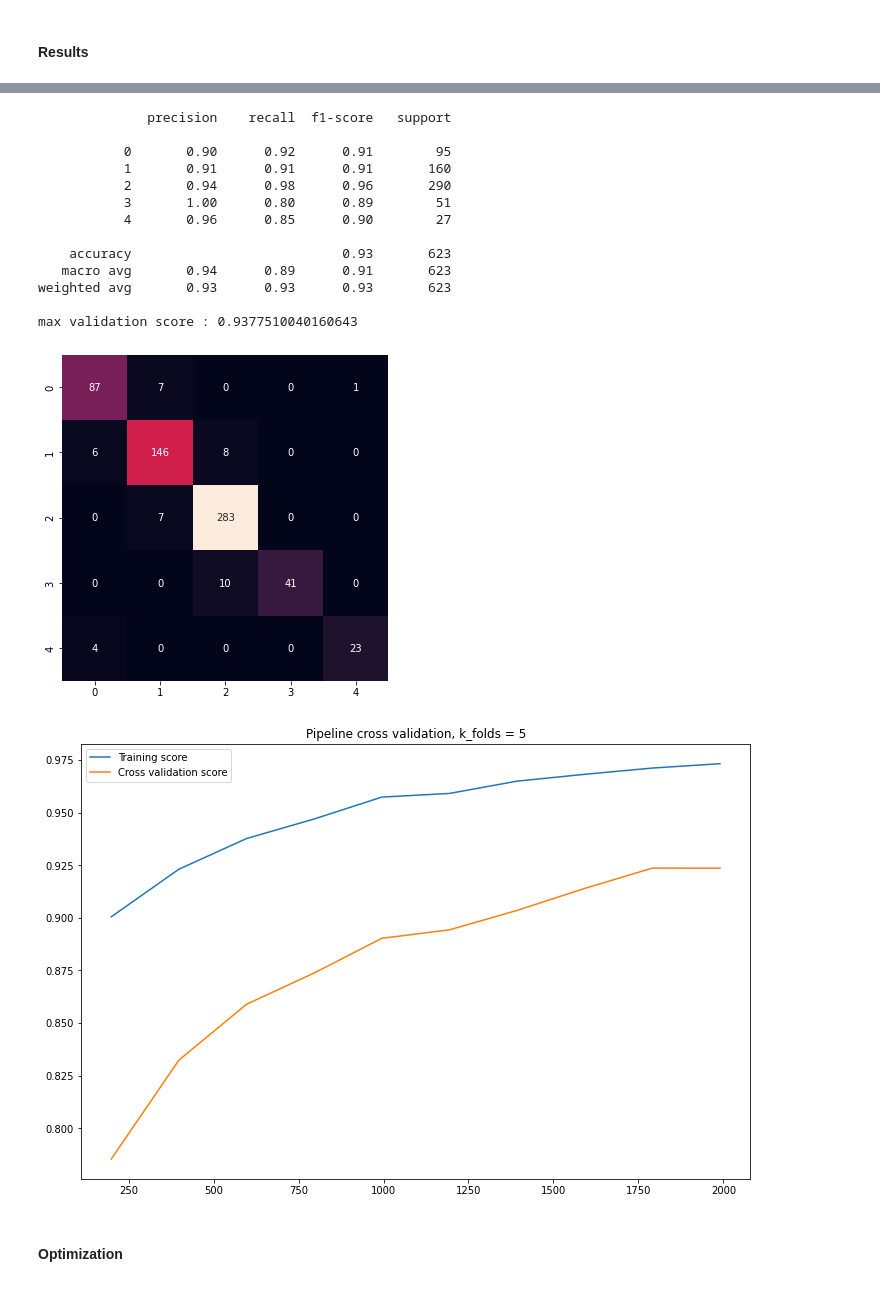
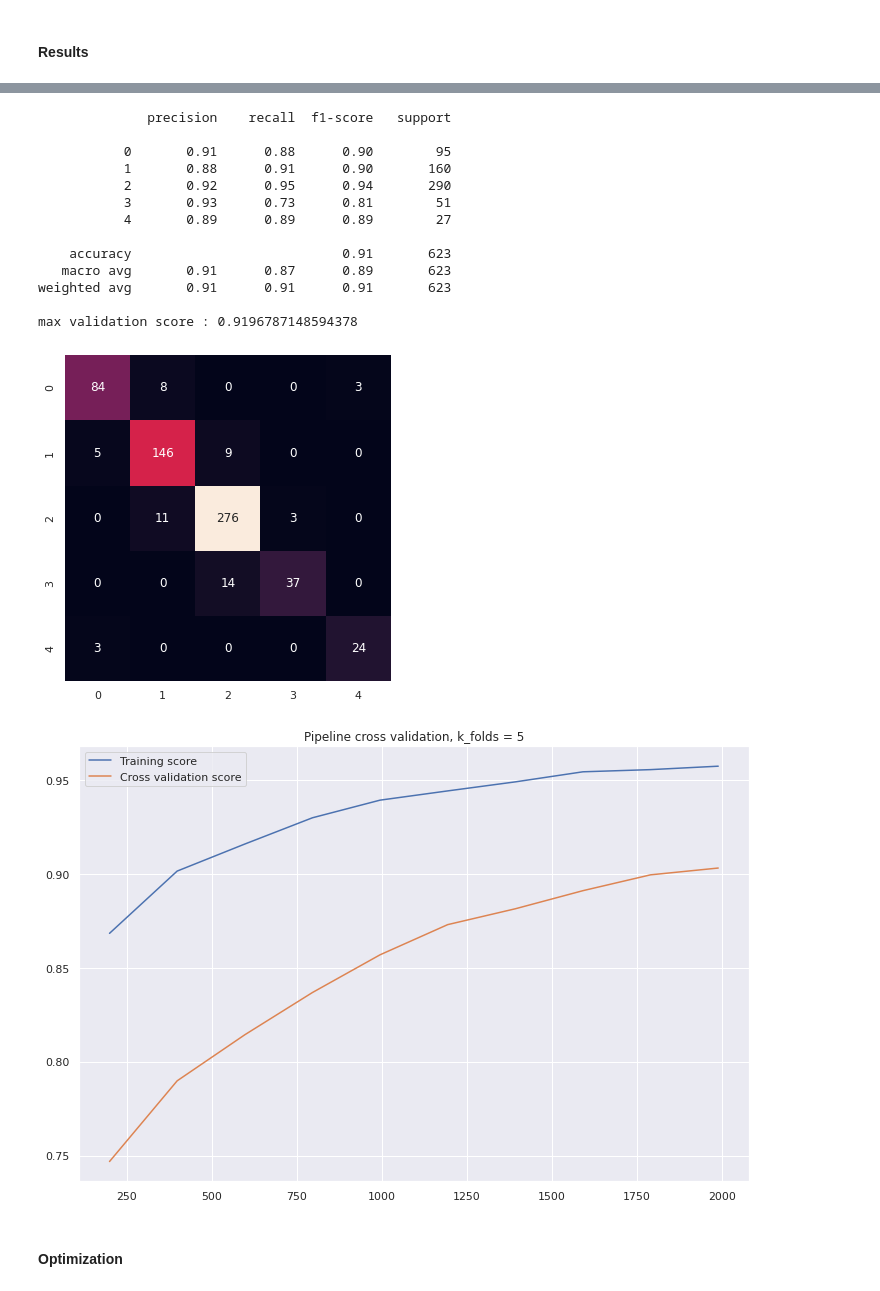
Before and after one commit to NanoClem/boston-housing-ML, a Jupyter notebook: ML_modelization.ipynb, the cells around one changed output, grey strips where cells are left out. Cells and saved outputs as stored; diff of their text form; code cells hidden in the pictures.

```diff
--- a/ML_modelization.ipynb
+++ b/ML_modelization.ipynb
@@ -7,6 +7,8 @@ import pandas as pd
 import matplotlib.pyplot as plt
 import seaborn as sns
 import numpy as np
+# %%
+sns.set_theme(style="darkgrid")
 # %% [markdown]
 ## Import dataset
 # %%
@@ -121,7 +123,7 @@ def encoding(df_: pd.DataFrame, col: str) -> np.array:
 def imputation(df_: pd.DataFrame) -> pd.DataFrame:
 
     for col in df_.columns[df_.isnull().any(axis=0)]:
-        df_[col].fillna(df_[col].mean(), inplace=True)
+        df_[col].fillna(df_[col].median(), inplace=True)
 
     return df_
 # %% [markdown]
@@ -379,7 +396,7 @@ pre_features = num_cols + cat_cols
 # %%
 def preprocess_model(model):
 
-    num_transformer = make_pipeline(SimpleImputer(strategy=imput_strat), StandardScaler())
+    num_transformer = make_pipeline(SimpleImputer(strategy=imput_strat), StandardScaler(), PCA(n_components=3))
     cat_transformer = OneHotEncoder(handle_unknown='ignore')
 
     preprocessor = ColumnTransformer([
@@ -402,8 +419,8 @@ X_test2, y_test2 = test_set2.drop(target, axis=1), transform_y(test_set2[target]
 # %% [markdown]
 #### Results
 # %%
-model = preprocess_model(KNeighborsClassifier(n_neighbors=3, metric='manhattan'))
-model.fit(X_train2, y_train2)
+pipe = preprocess_model(KNeighborsClassifier(n_neighbors=3, metric='manhattan'))
+pipe.fit(X_train2, y_train2)
 # %% [output]
 Pipeline(steps=[('pre_select',
                  FeaturePreSelector(feature_names=['adult_mortality',
@@ -423,23 +440,23 @@ Pipeline(steps=[('pre_select',
                 ('clf',
                  KNeighborsClassifier(metric='manhattan', n_neighbors=3))])
 # %%
-eval_model(model, X_train2, y_train2, X_test2, y_test2, **cv_params)
+eval_model(pipe, X_train2, y_train2, X_test2, y_test2, **cv_params)
 # %% [output]
               precision    recall  f1-score   support
 
-           0       0.90      0.92      0.91        95
-           1       0.91      0.91      0.91       160
-           2       0.94      0.98      0.96       290
-           3       1.00      0.80      0.89        51
-           4       0.96      0.85      0.90        27
+           0       0.91      0.88      0.90        95
+           1       0.88      0.91      0.90       160
+           2       0.92      0.95      0.94       290
+           3       0.93      0.73      0.81        51
+           4       0.89      0.89      0.89        27
 
-    accuracy                           0.93       623
-   macro avg       0.94      0.89      0.91       623
-weighted avg       0.93      0.93      0.93       623
+    accuracy                           0.91       623
+   macro avg       0.91      0.87      0.89       623
+weighted avg       0.91      0.91      0.91       623
 
-max validation score : 0.9377510040160643
+max validation score : 0.9196787148594378
-[figure, old version]
+[figure, new version]
-[figure, old version]
+[figure, new version]
 # %% [markdown]
 #### Optimization
 # %%
```
Also changed, not shown: parts of 18 cells of this notebook.
